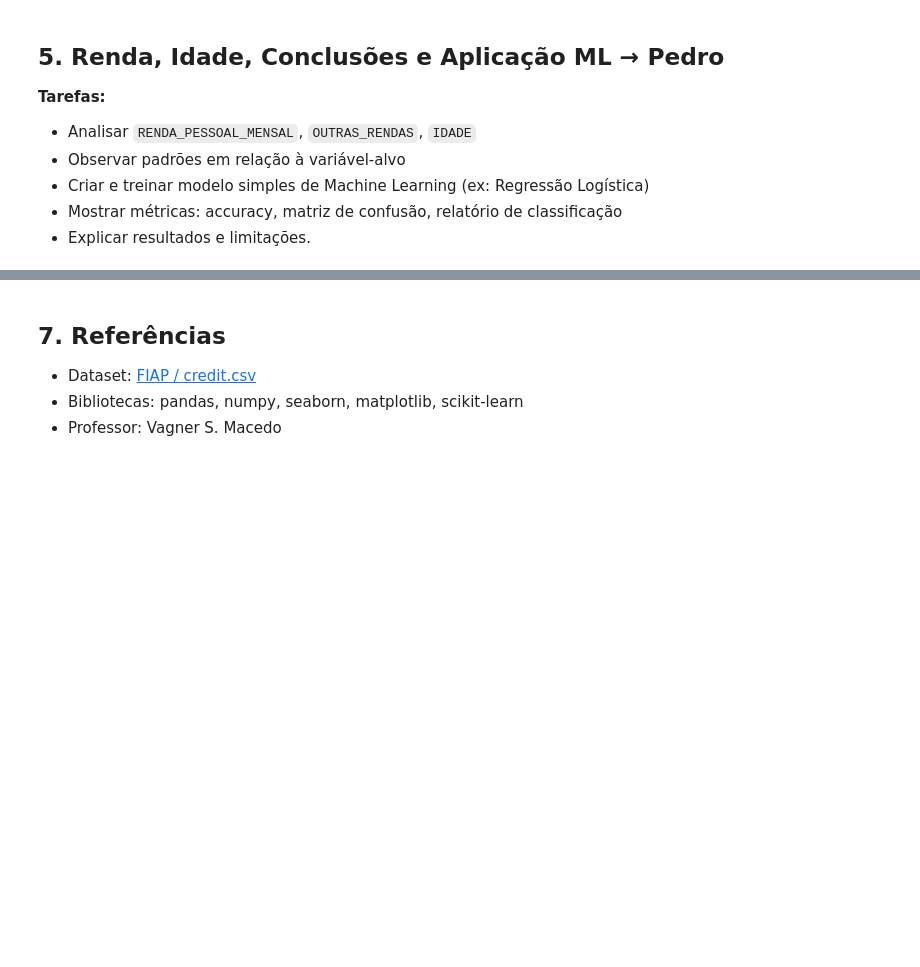
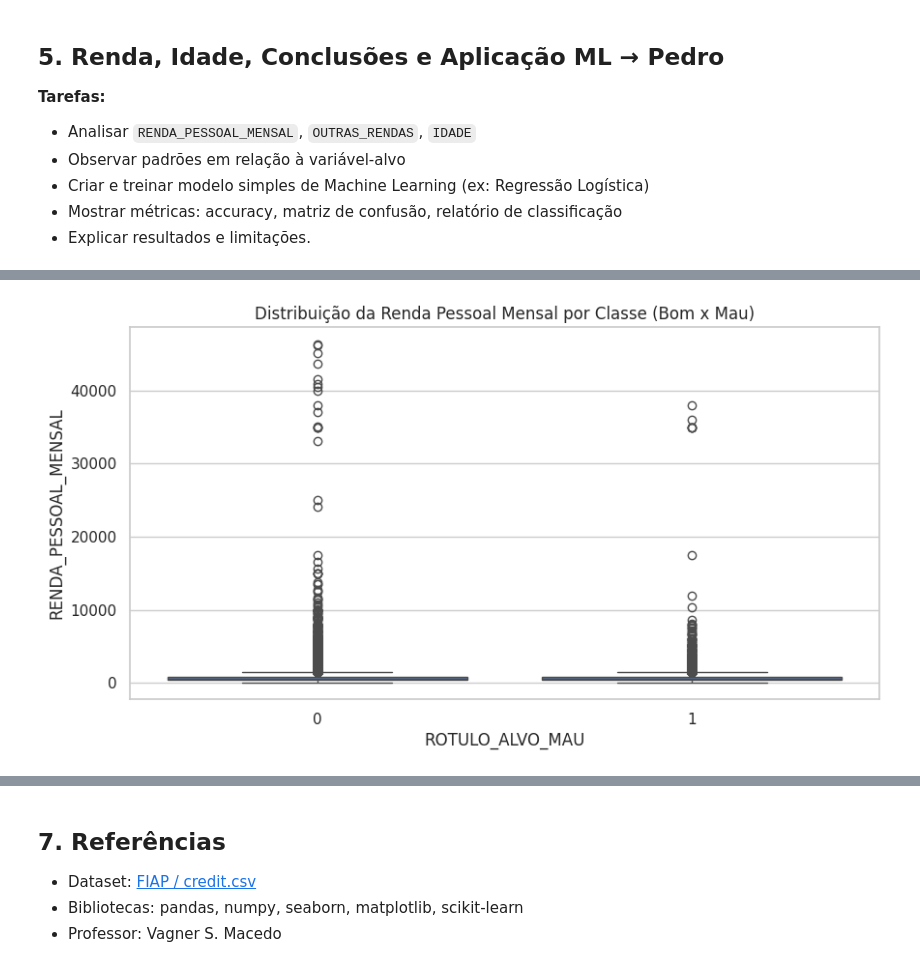
Before and after one commit to duh2467/MinerAI_P2, a Jupyter notebook: EDA_MinerAI_TrabalhoFinal.ipynb, the cells around one changed output, grey strips where cells are left out. Saved outputs shown, nothing was run; the diff lists cells and outputs as text; code cells hidden in the pictures; blank space fills up the shorter version.

```diff
--- a/EDA_MinerAI_TrabalhoFinal.ipynb
+++ b/EDA_MinerAI_TrabalhoFinal.ipynb
@@ -692,4 +852,8 @@ Ao final, consolidou-se uma visão inicial clara do perfil dos clientes e dos fa
 # %%
-# Preparação para ML
+import pandas as pd
+import matplotlib.pyplot as plt
+import seaborn as sns
 
-# Pipeline simples (ajustar conforme colunas reais)
+df = pd.read_csv("credit_clean.csv")
+
+df.head()
@@ -700,0 +872,8 @@ Resumo dos principais achados e padrões observados na EDA.
+# %%
+#Distribuição
+plt.figure(figsize=(10,5))
+sns.boxplot(data=df, x='ROTULO_ALVO_MAU', y='RENDA_PESSOAL_MENSAL')
+plt.title("Distribuição da Renda Pessoal Mensal por Classe (Bom x Mau)")
+plt.show()
+# %% [output]
+[figure, added]
```
Also changed, not shown: parts of 27 cells of this notebook, 1 other file.
